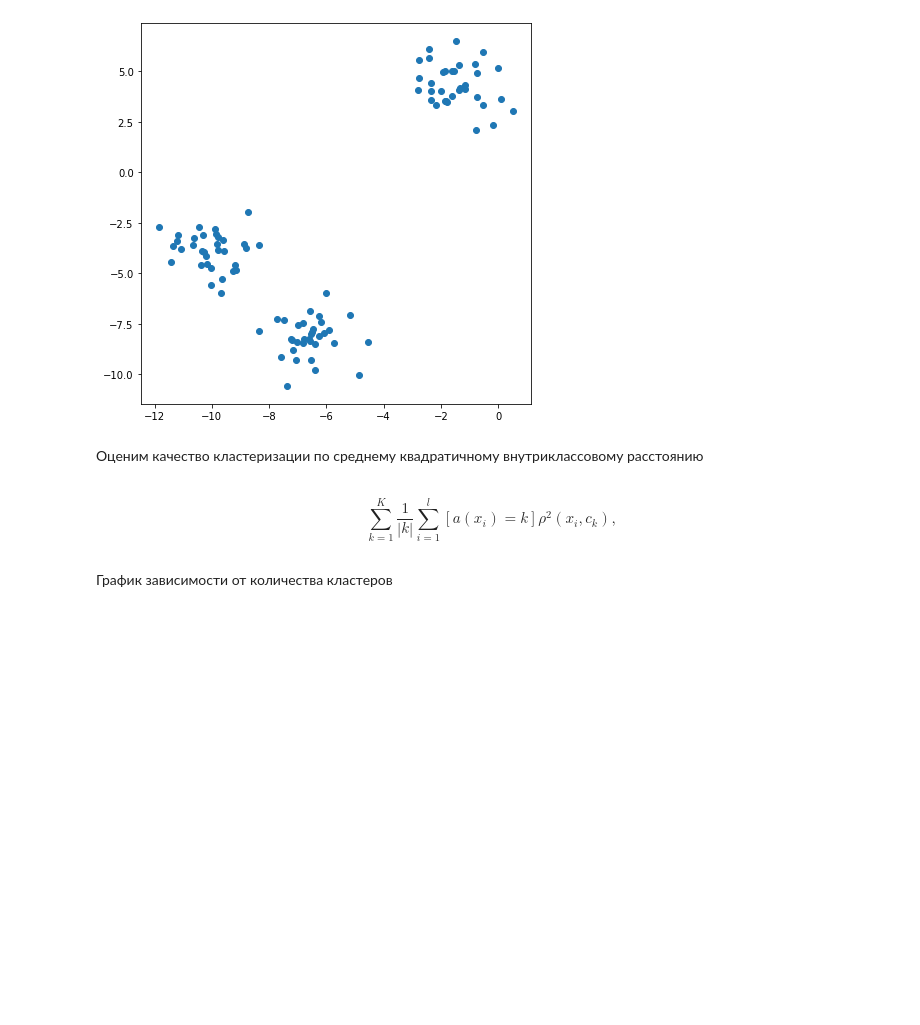
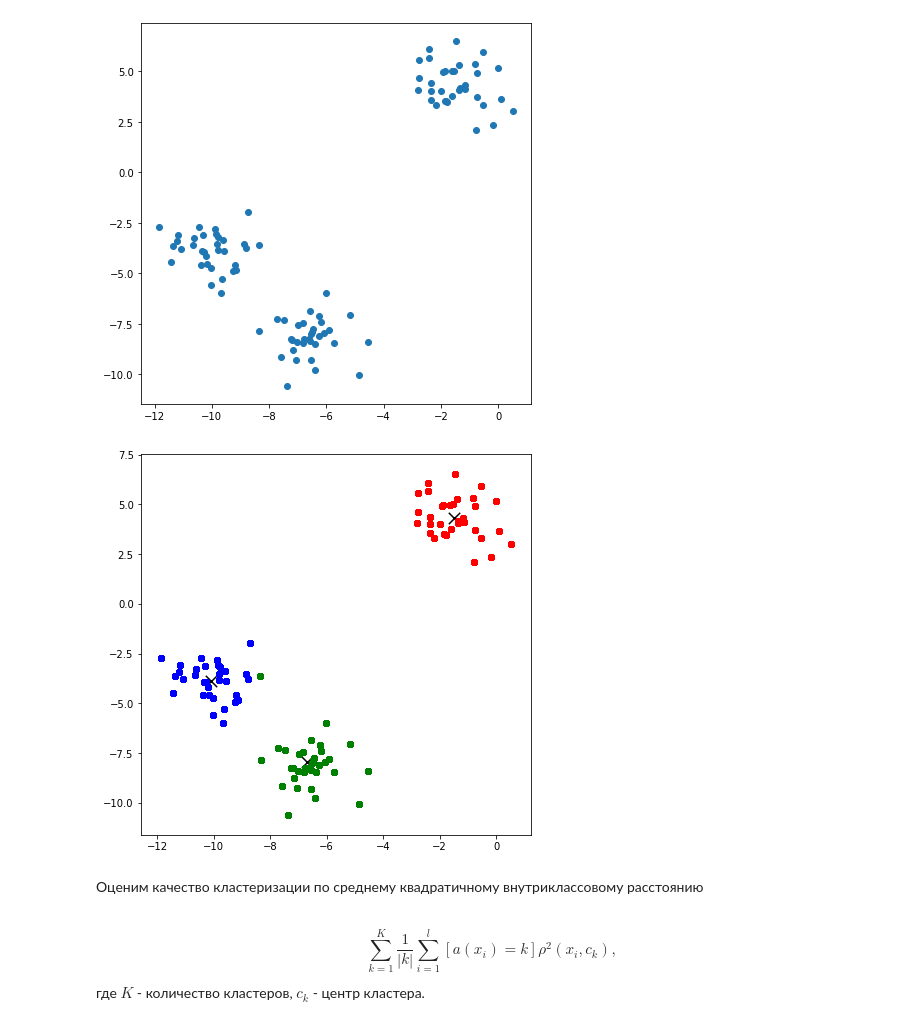
Before and after one commit to doksketch/algorithms-for-data-analysis, a Jupyter notebook: 08_K-means/k-means.ipynb, the cells around one changed output. Saved outputs shown, nothing was run; the diff lists cells and outputs as text; code cells hidden in the pictures; blank space fills up the shorter version.

```diff
--- a/08_K-means/k-means.ipynb
+++ b/08_K-means/k-means.ipynb
@@ -59,4 +60,22 @@ def visualize(centroids, classes):
+# %%
+# определим максимальное количество итераций
+max_iterations = 50
+
+# и минимальное расстояние между центроидами до пересчета и после него, при котором нужно остановить алгоритм
+min_distance = 1e-4
+
+# сразу определим известное нам количество кластеров
+k = 3
+
+#задаим метрику
+metrics = 'euclidean'
+# %%
+centroids, clusters = kmeans(X, k, max_iterations, min_distance, metrics)
+# %%
+visualize(centroids, clusters)
+# %% [output]
+[figure, added]
 # %% [markdown]
 Оценим качество кластеризации по среднему квадратичному внутриклассовому расстоянию
 # %% [markdown]
-$$\sum_{k=1}^{K}\frac{1}{|k|}\sum_{i=1}^{l}[a(x_{i})=k]\rho^{2}(x_{i}, c_{k}),$$
+$$\sum_{k=1}^{K}\frac{1}{|k|}\sum_{i=1}^{l}[a(x_{i})=k]\rho^{2}(x_{i}, c_{k}),$$ где $K$ - количество кластеров, $c_{k}$ - центр кластера.
@@ -65,2 +81,0 @@ from metrics import msd
-# %% [markdown]
-График зависимости от количества кластеров
```
Also changed, not shown: parts of 7 cells of this notebook, 2 other files.
